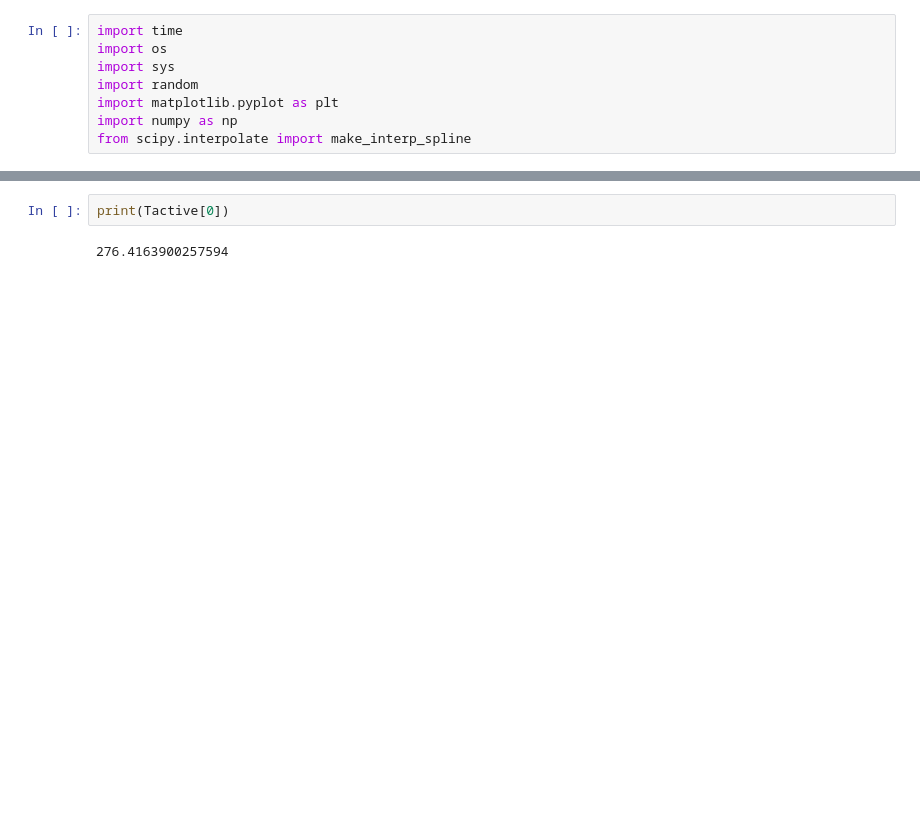
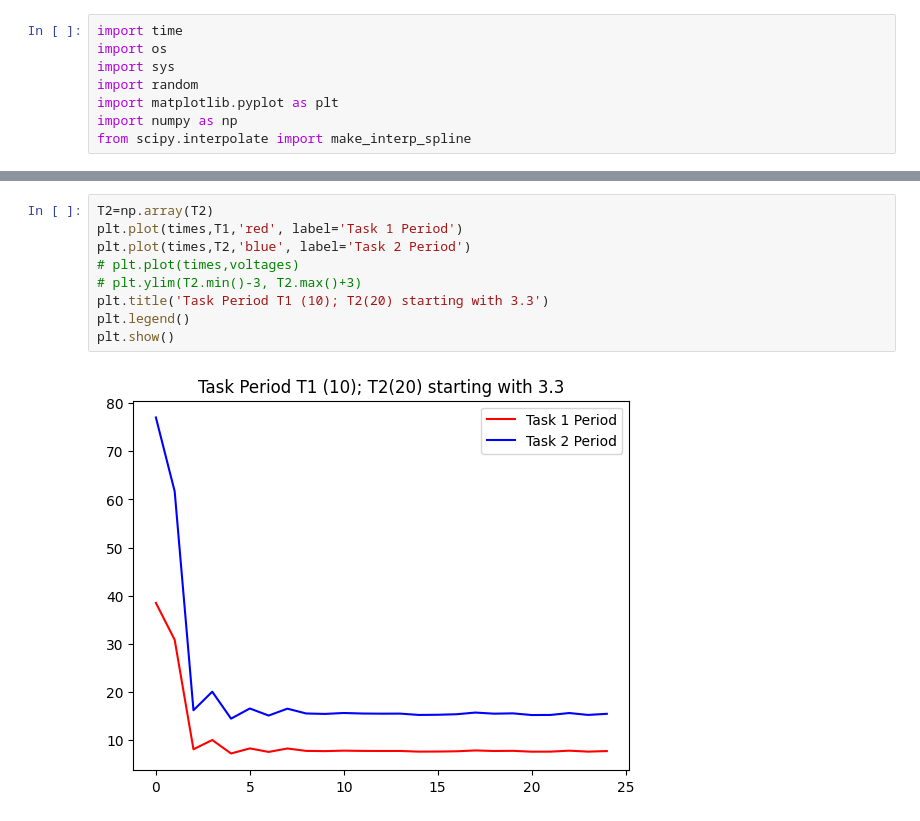
Before and after one commit to devjoshi9031/BeeHive-Sensing-Energy-Management-, a Jupyter notebook: new_pid/latest_pid.ipynb, the cells around one changed output, grey strips where cells are left out. Cells and saved outputs as stored; diff of their text form; blank space fills up the shorter version.

```diff
--- a/new_pid/latest_pid.ipynb
+++ b/new_pid/latest_pid.ipynb
@@ -197,4 +201,11 @@ plt.show()
-# %%
-print(Tactive[0])
-# %% [output]
-276.4163900257594
+# %%
+T2=np.array(T2)
+plt.plot(times,T1,'red', label='Task 1 Period')
+plt.plot(times,T2,'blue', label='Task 2 Period')
+# plt.plot(times,voltages)
+# plt.ylim(T2.min()-3, T2.max()+3)
+plt.title('Task Period T1 (10); T2(20) starting with 3.3')
+plt.legend()
+plt.show()
+# %% [output]
+[figure, added]
```
Also changed, not shown: parts of 5 cells of this notebook, 1 other file.
